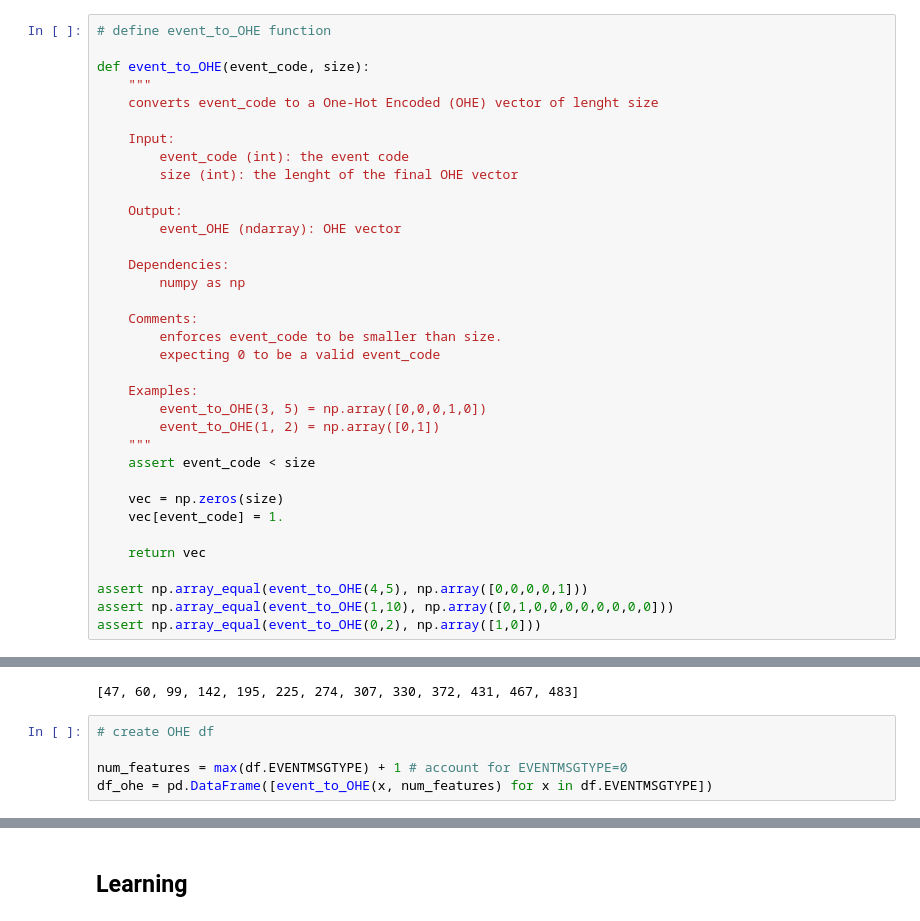
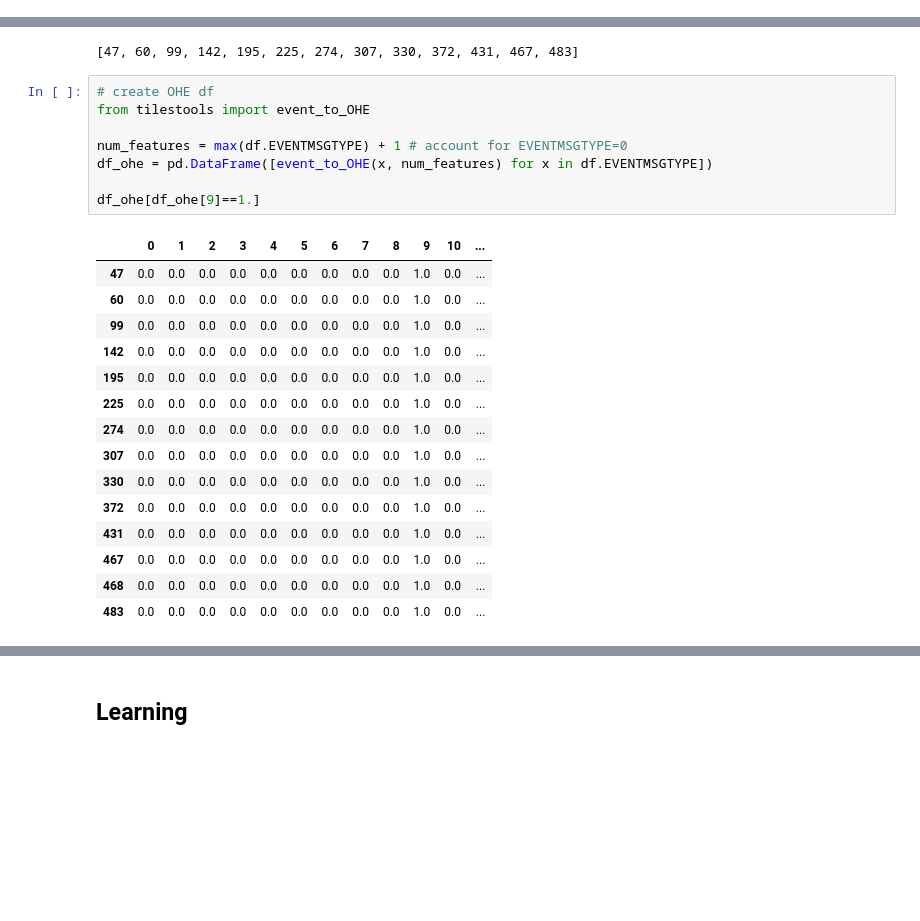
Before and after one commit to joaopcoelho/tiles, a Jupyter notebook: Scraping stats.nba.com.ipynb, the cells around one changed output, grey strips where cells are left out. Drawn from its saved outputs; the diff is of its cells as text; blank space fills up the shorter version.

```diff
--- a/Scraping stats.nba.com.ipynb
+++ b/Scraping stats.nba.com.ipynb
@@ -56,41 +56,6 @@ df = df_raw[relevant_columns]
 # %% [markdown]
 ## Create one-hot encoded event vectors
 Example: if one event is EVENTNUM=2, then it will be represented by the vector v=[0 0 1 0 0 0  ... 0]
-# %%
-# define event_to_OHE function
-
-def event_to_OHE(event_code, size):
-    """
-    converts event_code to a One-Hot Encoded (OHE) vector of lenght size
-
-    Input:
-        event_code (int): the event code
-        size (int): the lenght of the final OHE vector
-
-    Output:
-        event_OHE (ndarray): OHE vector
-
-    Dependencies:
-        numpy as np
-
-    Comments:
-        enforces event_code to be smaller than size.
-        expecting 0 to be a valid event_code
-
-    Examples:
-        event_to_OHE(3, 5) = np.array([0,0,0,1,0])
-        event_to_OHE(1, 2) = np.array([0,1])
-    """
-    assert event_code < size
-
-    vec = np.zeros(size)
-    vec[event_code] = 1.
-
-    return vec
-
-assert np.array_equal(event_to_OHE(4,5), np.array([0,0,0,0,1]))
-assert np.array_equal(event_to_OHE(1,10), np.array([0,1,0,0,0,0,0,0,0,0]))
-assert np.array_equal(event_to_OHE(0,2), np.array([1,0]))
 # %%
 # get timeout events ID: those that match EVENTMSGTYPE=9
 
@@ -102,6 +67,25 @@ timeout_events
 [47, 60, 99, 142, 195, 225, 274, 307, 330, 372, 431, 467, 483]
 # %%
 # create OHE df
+from tilestools import event_to_OHE
 
 num_features = max(df.EVENTMSGTYPE) + 1 # account for EVENTMSGTYPE=0
 df_ohe = pd.DataFrame([event_to_OHE(x, num_features) for x in df.EVENTMSGTYPE])
+
+df_ohe[df_ohe[9]==1.]
+# %% [output]
+|  | 0 | 1 | 2 | 3 | 4 | 5 | 6 | 7 | 8 | 9 | 10 | ... |
+| 47 | 0.0 | 0.0 | 0.0 | 0.0 | 0.0 | 0.0 | 0.0 | 0.0 | 0.0 | 1.0 | 0.0 | ... |
+| 60 | 0.0 | 0.0 | 0.0 | 0.0 | 0.0 | 0.0 | 0.0 | 0.0 | 0.0 | 1.0 | 0.0 | ... |
+| 99 | 0.0 | 0.0 | 0.0 | 0.0 | 0.0 | 0.0 | 0.0 | 0.0 | 0.0 | 1.0 | 0.0 | ... |
+| 142 | 0.0 | 0.0 | 0.0 | 0.0 | 0.0 | 0.0 | 0.0 | 0.0 | 0.0 | 1.0 | 0.0 | ... |
+| 195 | 0.0 | 0.0 | 0.0 | 0.0 | 0.0 | 0.0 | 0.0 | 0.0 | 0.0 | 1.0 | 0.0 | ... |
+| 225 | 0.0 | 0.0 | 0.0 | 0.0 | 0.0 | 0.0 | 0.0 | 0.0 | 0.0 | 1.0 | 0.0 | ... |
+| 274 | 0.0 | 0.0 | 0.0 | 0.0 | 0.0 | 0.0 | 0.0 | 0.0 | 0.0 | 1.0 | 0.0 | ... |
+| 307 | 0.0 | 0.0 | 0.0 | 0.0 | 0.0 | 0.0 | 0.0 | 0.0 | 0.0 | 1.0 | 0.0 | ... |
+| 330 | 0.0 | 0.0 | 0.0 | 0.0 | 0.0 | 0.0 | 0.0 | 0.0 | 0.0 | 1.0 | 0.0 | ... |
+| 372 | 0.0 | 0.0 | 0.0 | 0.0 | 0.0 | 0.0 | 0.0 | 0.0 | 0.0 | 1.0 | 0.0 | ... |
+| 431 | 0.0 | 0.0 | 0.0 | 0.0 | 0.0 | 0.0 | 0.0 | 0.0 | 0.0 | 1.0 | 0.0 | ... |
+| 467 | 0.0 | 0.0 | 0.0 | 0.0 | 0.0 | 0.0 | 0.0 | 0.0 | 0.0 | 1.0 | 0.0 | ... |
+| 468 | 0.0 | 0.0 | 0.0 | 0.0 | 0.0 | 0.0 | 0.0 | 0.0 | 0.0 | 1.0 | 0.0 | ... |
+| 483 | 0.0 | 0.0 | 0.0 | 0.0 | 0.0 | 0.0 | 0.0 | 0.0 | 0.0 | 1.0 | 0.0 | ... |
```
Also changed, not shown: parts of 27 cells of this notebook.
